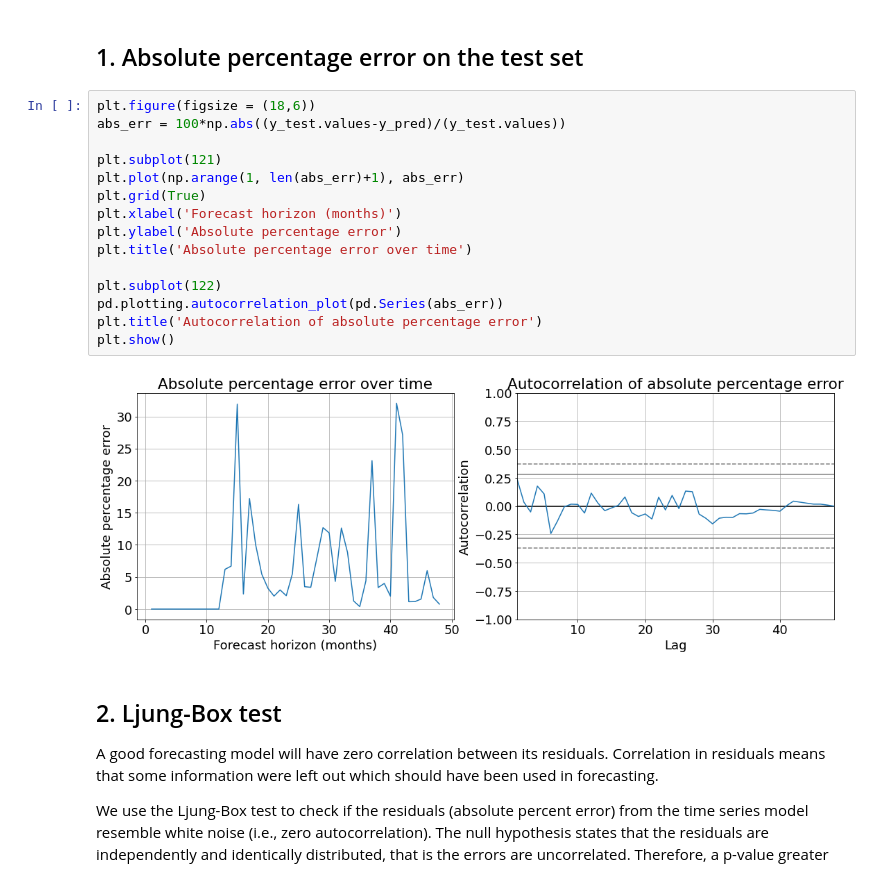
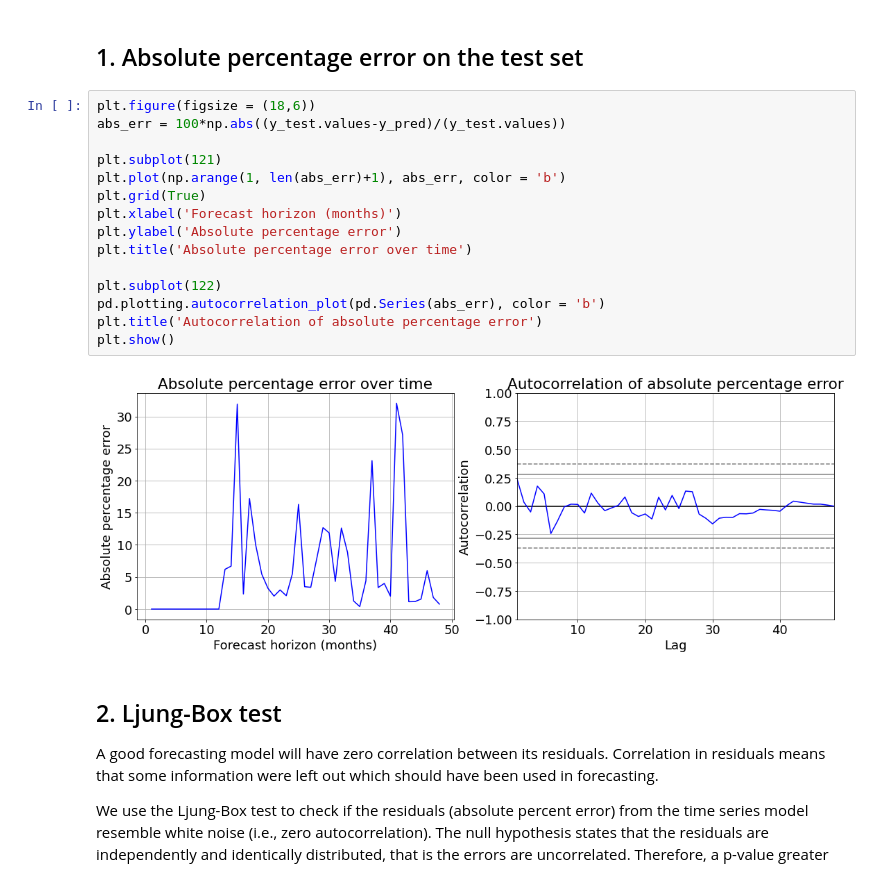
Before and after one commit to Owerre/Time-Series-Forecasting, a Jupyter notebook: fatality-forecast/notebooks/03-auto_arima.ipynb, the cells around one changed output. Cells and saved outputs as stored; diff of their text form.

```diff
--- a/fatality-forecast/notebooks/03-auto_arima.ipynb
+++ b/fatality-forecast/notebooks/03-auto_arima.ipynb
@@ -202,20 +202,20 @@ plt.show()
 # %%
 plt.figure(figsize = (18,6))
 abs_err = 100*np.abs((y_test.values-y_pred)/(y_test.values))
 
 plt.subplot(121)
-plt.plot(np.arange(1, len(abs_err)+1), abs_err)
+plt.plot(np.arange(1, len(abs_err)+1), abs_err, color = 'b')
 plt.grid(True)
 plt.xlabel('Forecast horizon (months)')
 plt.ylabel('Absolute percentage error')
 plt.title('Absolute percentage error over time')
 
 plt.subplot(122)
-pd.plotting.autocorrelation_plot(pd.Series(abs_err))
+pd.plotting.autocorrelation_plot(pd.Series(abs_err), color = 'b')
 plt.title('Autocorrelation of absolute percentage error')
 plt.show()
 # %% [output]
-[figure, old version]
+[figure, new version]
 # %% [markdown]
 ## 2. Ljung-Box test
 
```
Also changed, not shown: 2 other files.
